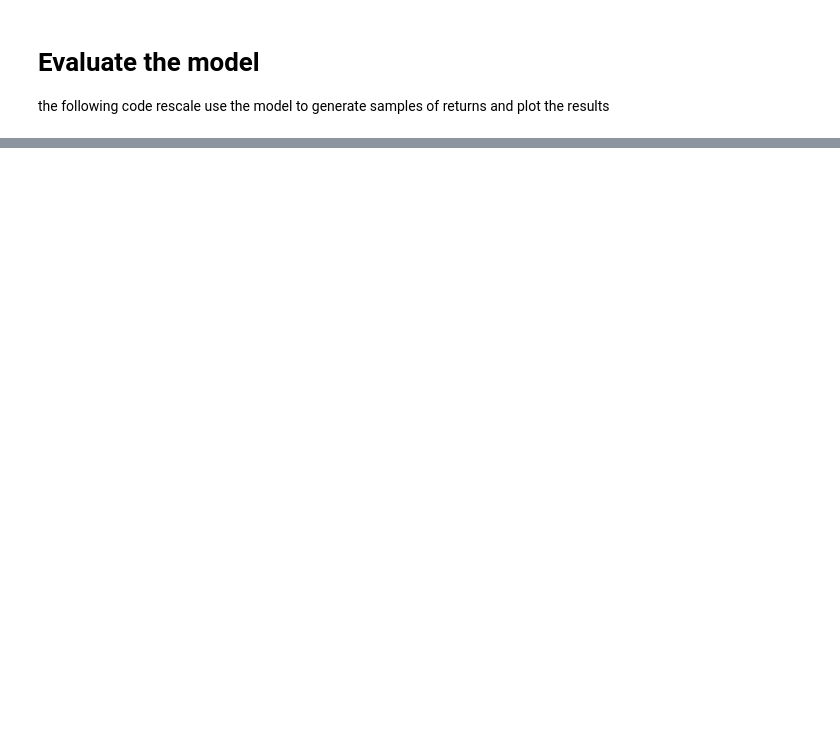
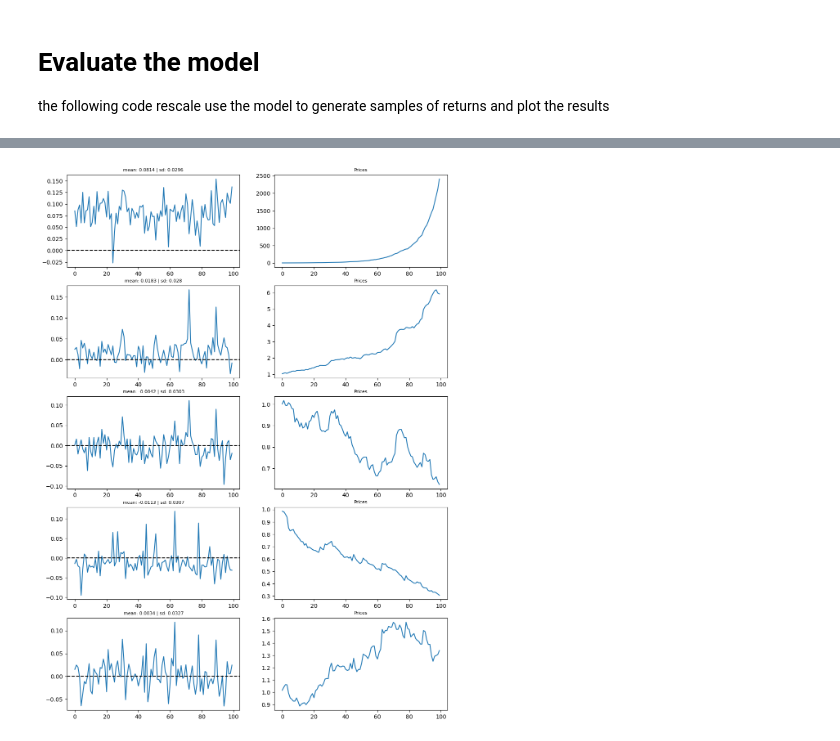
Before and after one commit to riccardobollati/GANs_for_financial_series_generation, a Jupyter notebook: main.ipynb, the cells around one changed output, grey strips where cells are left out. Drawn from its saved outputs; the diff is of its cells as text; code cells hidden in the pictures; blank space fills up the shorter version.

```diff
--- a/main.ipynb
+++ b/main.ipynb
@@ -181,0 +173,4 @@ for samp in sample:
+# %%
+utils.plot_samples_price(scaled)
+# %% [output]
+[figure, added]
```
Also changed, not shown: parts of 12 cells of this notebook, 7 other files.
